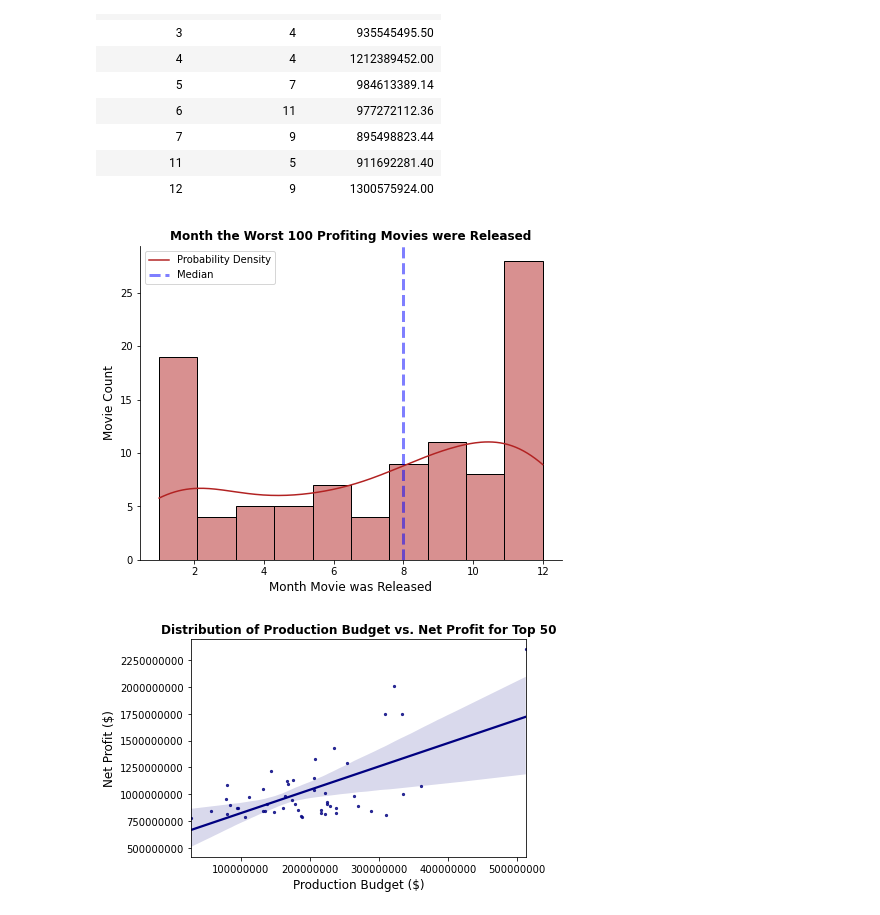
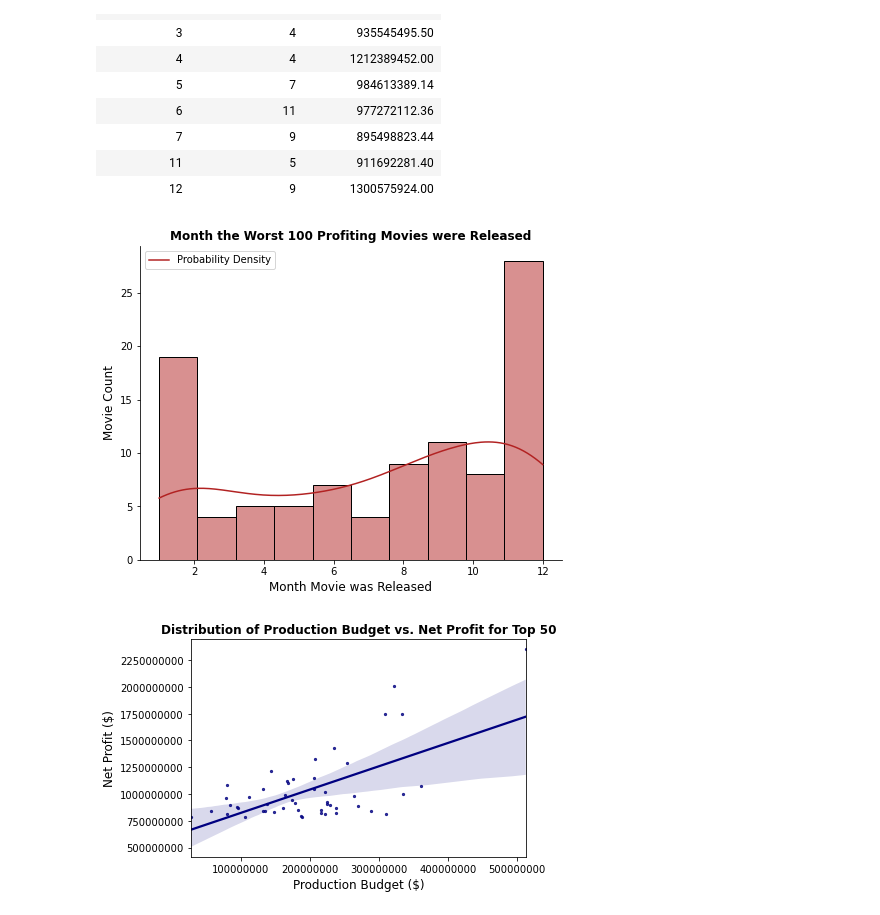
Before and after one commit to rachelfein/project, a Jupyter notebook: dsc-phase1-project-template.ipynb, the cells around one changed output. Drawn from its saved outputs; the diff is of its cells as text; code cells hidden in the pictures.

Commit message:
edit text & plots

```diff
--- a/dsc-phase1-project-template.ipynb
+++ b/dsc-phase1-project-template.ipynb
@@ -493,22 +503,23 @@ Mean of Net Profit by Release Month for the Top 50 Movies
 | 12 | 9 | 1300575924.00 |
 # %%
 # Data model to determine the WORST release month
-# It is important to also view the worst release month because it better narrow downs when to release the move and
-# helps answer business question
+# It is important to also view the worst release month because this better narrow downs when to release the movie,
+# there only being 12 months in the year there is less room for error than the other characteristics.
 variable3 = df_net_profit.tail(100)
 
 # include a kde line, which shows the density of the data distribution and helps visualize and locate what the least
 # sucessful movies' release months are
 sns.displot(data=variable3, x="release_month", kde=True, legend=True,
             height=5.1, aspect=1.3, color='firebrick', bins=10)
 plt.xlabel("Month Movie was Released", size=12)
 plt.ylabel("Movie Count", size=12)
 plt.title("Month the Worst 100 Profiting Movies were Released", weight='bold', size=12)
 
-# add a median line to the plot
-plt.axvline(x=variable3.release_month.median(), ls='--', linewidth=3, color='b', label="median", alpha=0.5)
-plt.legend(['Probability Density', "Median"])
+plt.legend(['Probability Density'])
 plt.savefig("./images/month_worst_profit.png", dpi=150)
+
+# this table compliments the top 100 movies' release date plot becuase the worst movies' kde line is inverse of the
+# best movies' kde line
 # %% [output]
-[figure, old version]
+[figure, new version]
 # %%
```
Also changed, not shown: parts of 34 cells of this notebook.
